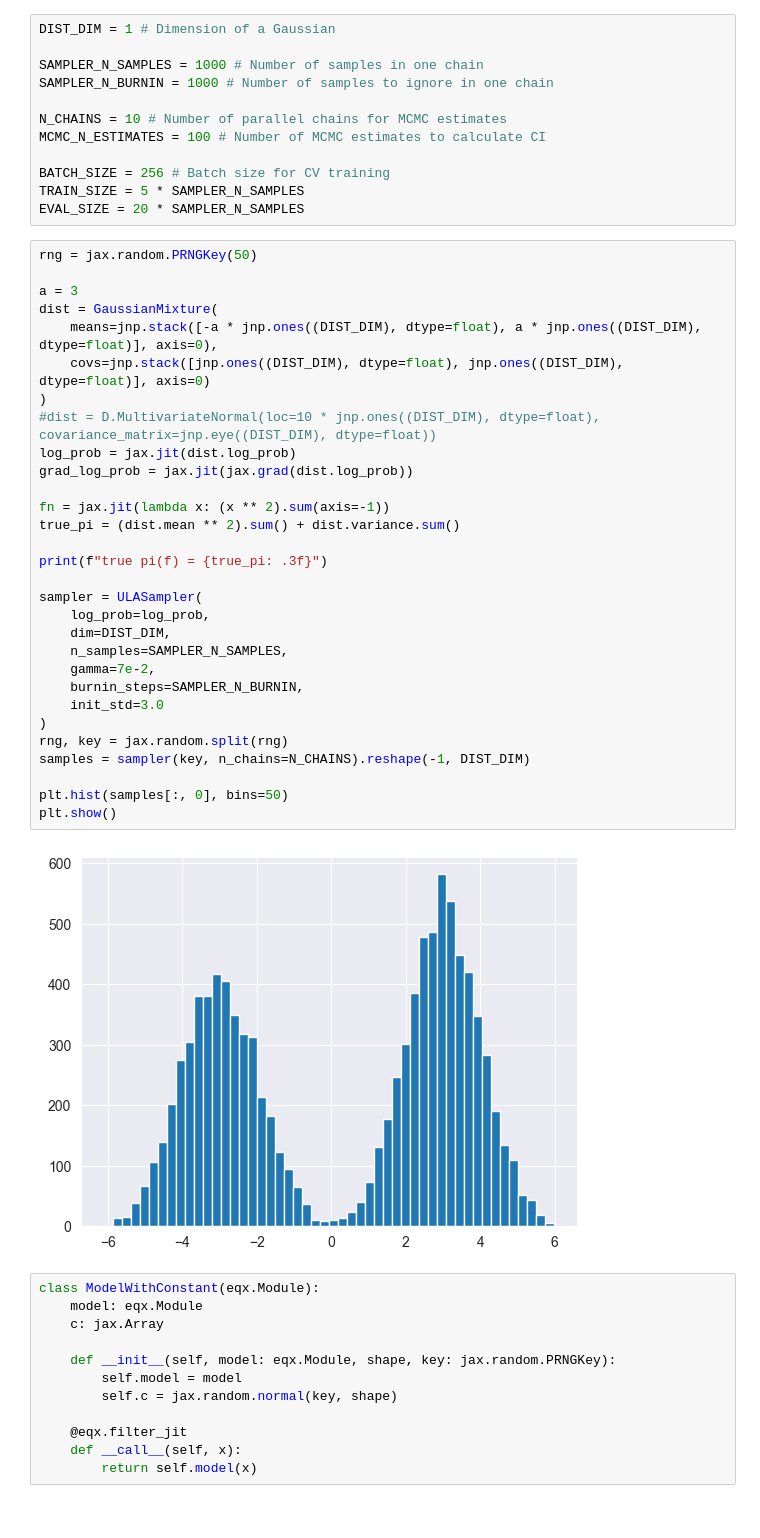
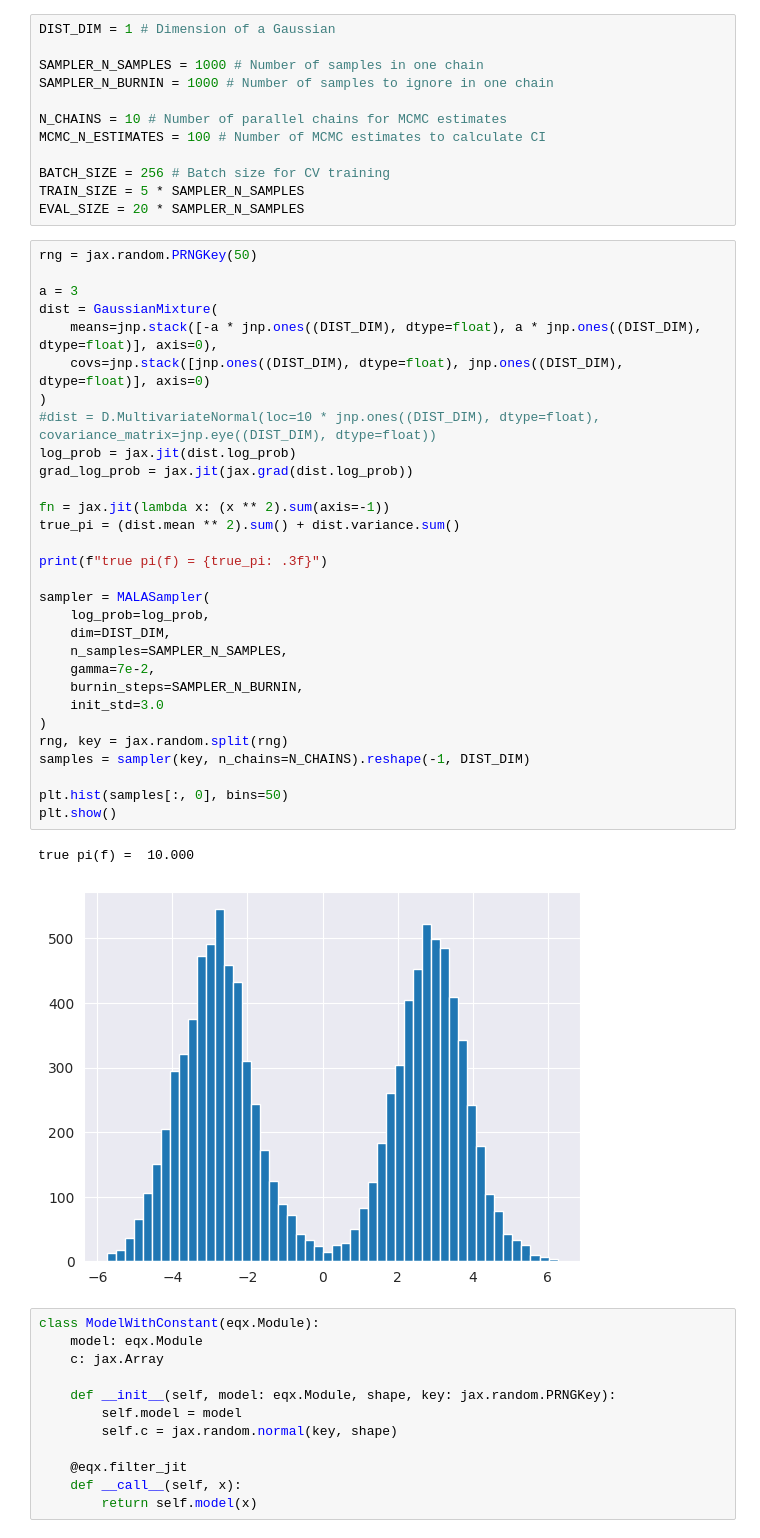
Before and after one commit to kkorolev1/mcmc-control-variates, a Jupyter notebook: diffcv.ipynb, the cells around one changed output. Drawn from its saved outputs; the diff is of its cells as text.

```diff
--- a/diffcv.ipynb
+++ b/diffcv.ipynb
@@ -50,35 +53,36 @@ EVAL_SIZE = 20 * SAMPLER_N_SAMPLES
 # %%
 rng = jax.random.PRNGKey(50)
 
 a = 3
 dist = GaussianMixture(
     means=jnp.stack([-a * jnp.ones((DIST_DIM), dtype=float), a * jnp.ones((DIST_DIM), dtype=float)], axis=0),
     covs=jnp.stack([jnp.ones((DIST_DIM), dtype=float), jnp.ones((DIST_DIM), dtype=float)], axis=0)
 )
 #dist = D.MultivariateNormal(loc=10 * jnp.ones((DIST_DIM), dtype=float), covariance_matrix=jnp.eye((DIST_DIM), dtype=float))
 log_prob = jax.jit(dist.log_prob)
 grad_log_prob = jax.jit(jax.grad(dist.log_prob))
 
 fn = jax.jit(lambda x: (x ** 2).sum(axis=-1))
 true_pi = (dist.mean ** 2).sum() + dist.variance.sum()
 
 print(f"true pi(f) = {true_pi: .3f}")
 
-sampler = ULASampler(
+sampler = MALASampler(
     log_prob=log_prob,
     dim=DIST_DIM,
     n_samples=SAMPLER_N_SAMPLES,
     gamma=7e-2,
     burnin_steps=SAMPLER_N_BURNIN,
     init_std=3.0
 )
 rng, key = jax.random.split(rng)
 samples = sampler(key, n_chains=N_CHAINS).reshape(-1, DIST_DIM)
 
 plt.hist(samples[:, 0], bins=50)
 plt.show()
 # %% [output]
+true pi(f) =  10.000
-[figure, old version]
+[figure, new version]
 # %%
 class ModelWithConstant(eqx.Module):
     model: eqx.Module
```
Also changed, not shown: parts of 11 cells of this notebook, 1 other file.
